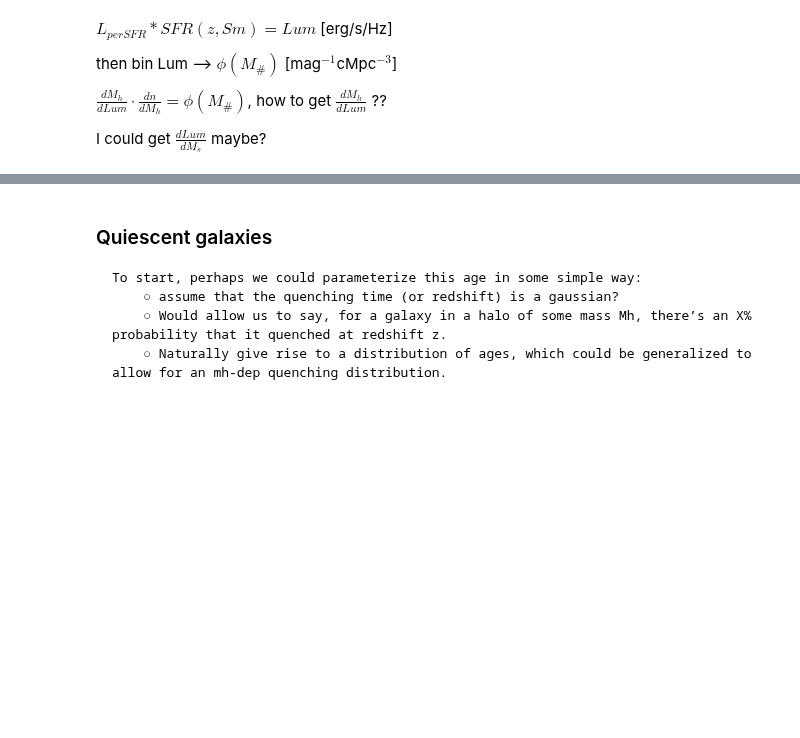
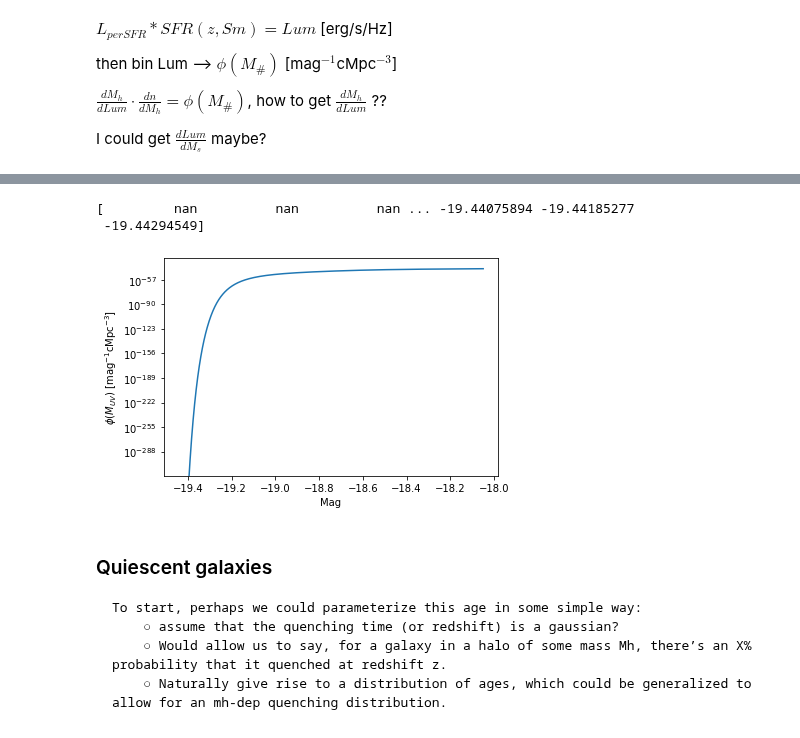
Before and after one commit to eklem1/GalaxySim, a Jupyter notebook: Gen_LF.ipynb, the cells around one changed output, grey strips where cells are left out. Drawn from its saved outputs; the diff is of its cells as text; code cells hidden in the pictures; blank space fills up the shorter version.

Commit message:
got some sort of LF but way too steep on one side

```diff
--- a/Gen_LF.ipynb
+++ b/Gen_LF.ipynb
@@ -159,3 +149,21 @@ mag = [MagSys.L_to_MAB(L = pop.src.L_per_sfr(lamda), z=z) for lamda in wavelengt
+# %%
+#sort of a weird range of mag?
+MagSys = ares.util.MagnitudeSystem()
+mag = MagSys.L_to_MAB(Lum, z=z)
+print(mag) #all nans for z = 0
+
+
+pl.semilogy((mag[mask])[:-1], (dndM/dLdM)[mask[:-1]])
+
+# pl.semilogy(mag[:-1], dndM/dLdM)
+
+pl.ylabel('$\phi(M_{UV})$ [mag$^{-1}$cMpc$^{-3}$]')
+pl.xlabel('Mag')
+pl.show()
+# %% [output]
+[         nan          nan          nan ... -19.44075894 -19.44185277
+ -19.44294549]
+[figure, added]
 # %% [markdown]
 ### Quiescent galaxies
     To start, perhaps we could parameterize this age in some simple way:
```
Also changed, not shown: parts of 4 cells of this notebook, 2 other files.
